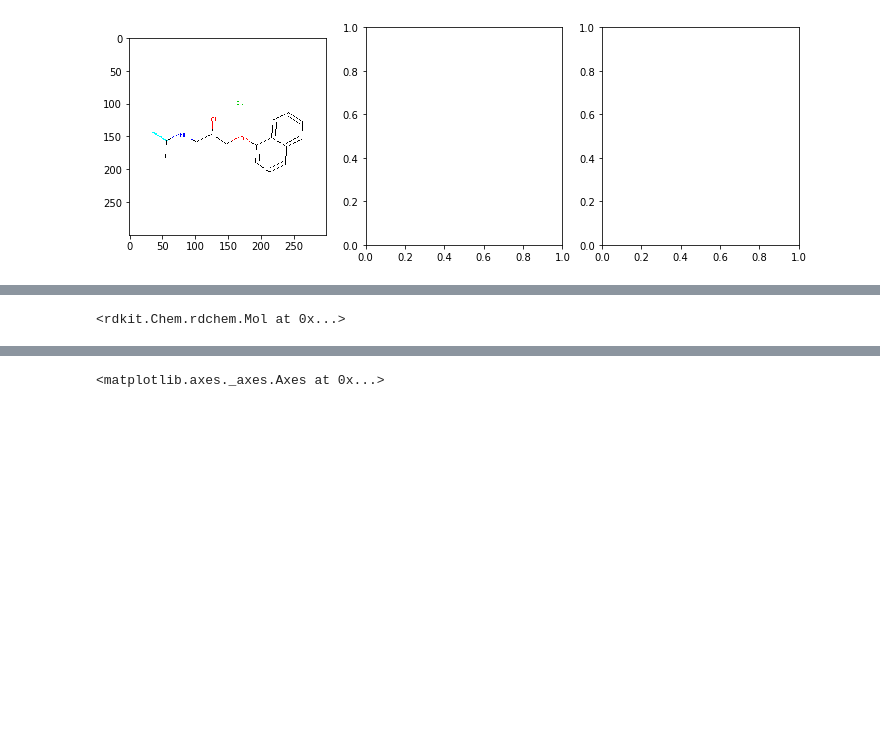
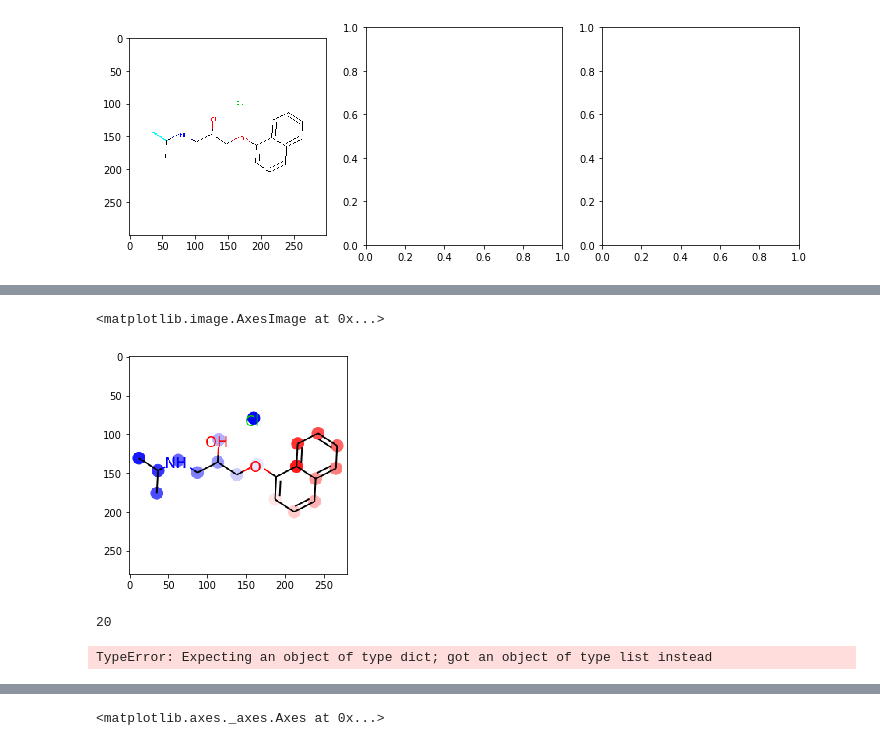
Before and after one commit to ndey96/GCNN-Explainability, a Jupyter notebook: BBBP EDA.ipynb, the cells around one changed output, grey strips where cells are left out. Saved outputs shown, nothing was run; the diff lists cells and outputs as text; code cells hidden in the pictures; blank space fills up the shorter version.

```diff
--- a/BBBP EDA.ipynb
+++ b/BBBP EDA.ipynb
@@ -235,0 +322,5 @@ axes[0].imshow(img)
+# %%
+plt.imshow(imread('tmp.png'))
+# %% [output]
+<matplotlib.image.AxesImage at 0x...>
+[figure, added]
@@ -236,4 +335,20 @@ axes[0].imshow(img)
 # %%
-mol
+mol.GetNumAtoms()
 # %% [output]
-<rdkit.Chem.rdchem.Mol at 0x...>
+20
+# %%
+from rdkit import Chem
+from rdkit.Chem import Draw
+
+mol = Chem.MolFromSmiles(df.iloc[0].smiles)
+mols = [mol] * 3
+# Draw.MolsToGridImage( mols, molsPerRow=3, highlightMap=[[0,11] for mol in mols] )
+
+Draw.MolsToGridImage(mols,
+                     molsPerRow=3,
+                     highlightAtomLists=[[0,11] for mol in mols],
+                     highlightAtomColors=[[(0,0,0),(0,1,0)] for mol in mols]
+                    )
+#The code will draw molecules with highlighted core structure.
+# %% [output]
+TypeError: Expecting an object of type dict; got an object of type list instead
```
Also changed, not shown: parts of 12 cells of this notebook, 1 other file.
